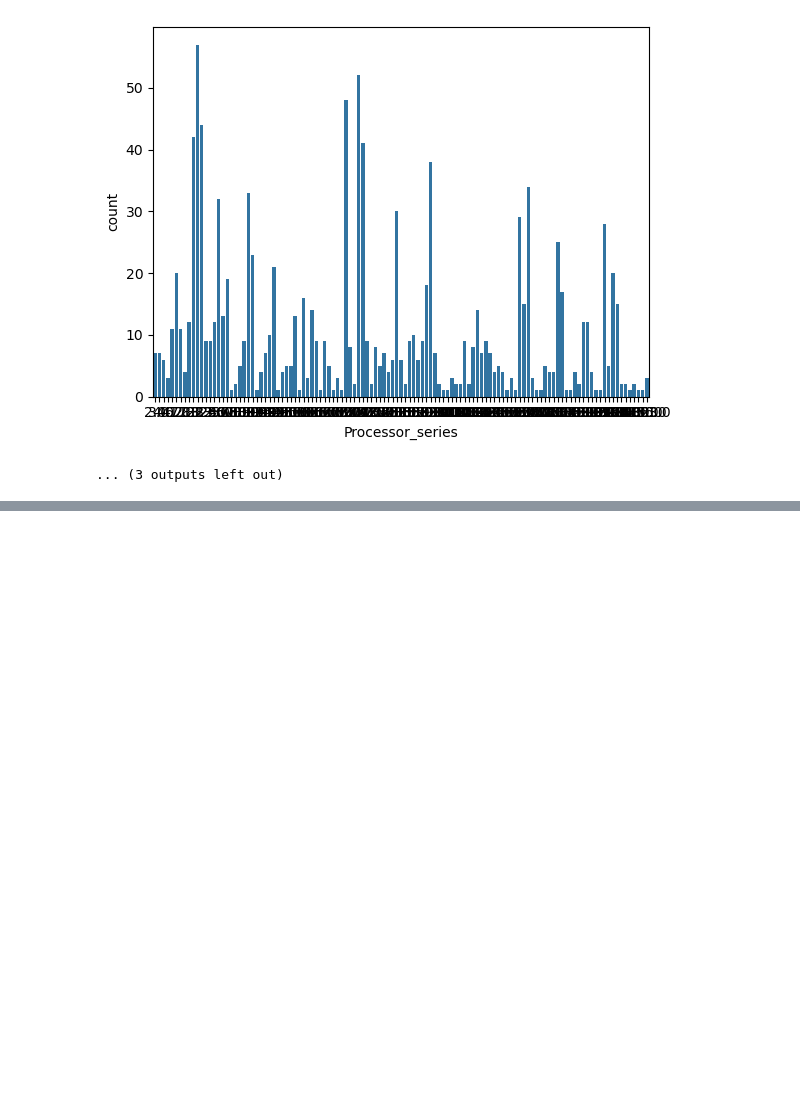
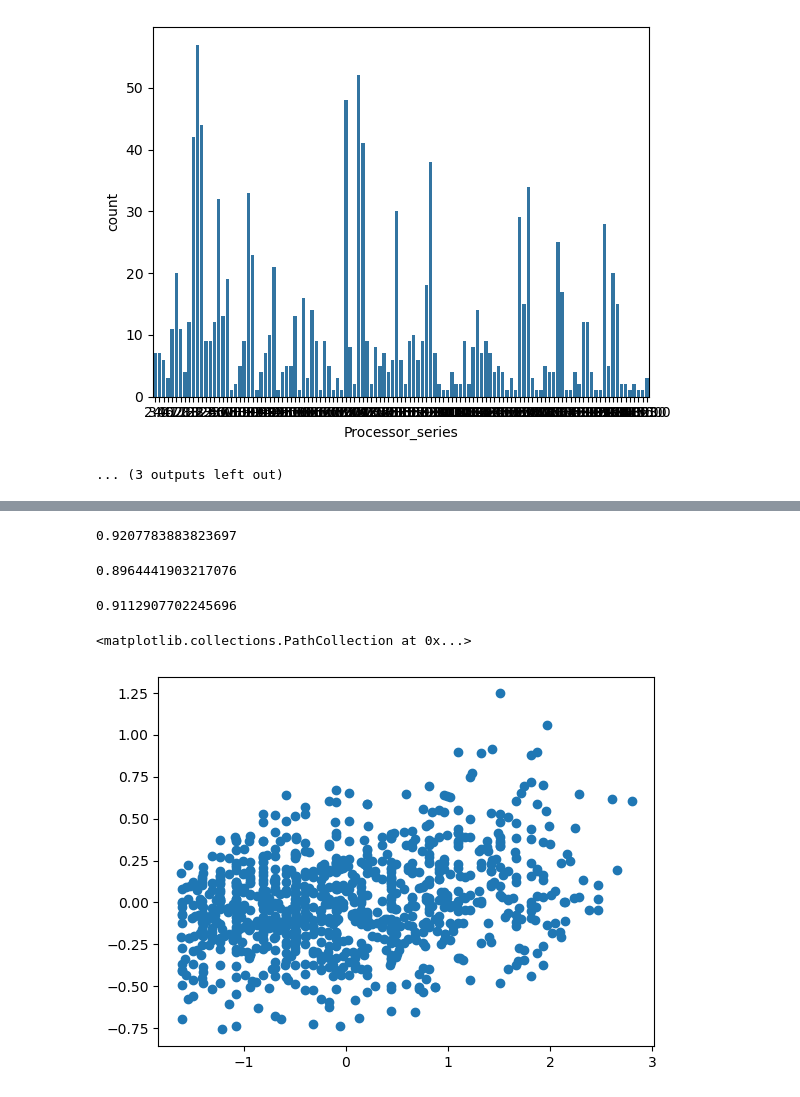
Before and after one commit to PradeepJangir007/Mobile-Phone-Price-Prediction, a Jupyter notebook: smart_phone_model billading.ipynb, the cells around one changed output, grey strips where cells are left out. Saved outputs shown, nothing was run; the diff lists cells and outputs as text; code cells hidden in the pictures; blank space fills up the shorter version.

```diff
--- a/smart_phone_model billading.ipynb
+++ b/smart_phone_model billading.ipynb
@@ -243,0 +230,3 @@ model=pipe.fit(x_train,y_train)
+# %%
+st=StandardScaler()
+y1=st.fit_transform(np.log(y_train.values.reshape(-1, 1)))
@@ -243,0 +265,22 @@ model=pipe.fit(x_train,y_train)
+# %%
+Ll=Lasso(alpha=0.055,fit_intercept=True)
+rl=Ridge(alpha=1,fit_intercept=False)
+rl.fit(pcx1,y1)
+rl.score(pcx1,y1)
+# %% [output]
+0.9207783883823697
+# %%
+rl.score(pcxt1,yt1)
+# %% [output]
+0.8964441903217076
+# %%
+adj_r2=1-((1-rl.score(pcx1,y1))*(pcx1.shape[0]-1)/(pcx1.shape[0]-pcx1.shape[1]-1))
+adj_r2
+# %% [output]
+0.9112907702245696
+# %%
+res=y1-rl.predict(pcx1).reshape(-1,1)
+plt.scatter(y1,res)
+# %% [output]
+<matplotlib.collections.PathCollection at 0x...>
+[figure, added]
```
Also changed, not shown: parts of 87 cells of this notebook, 9 other files.
